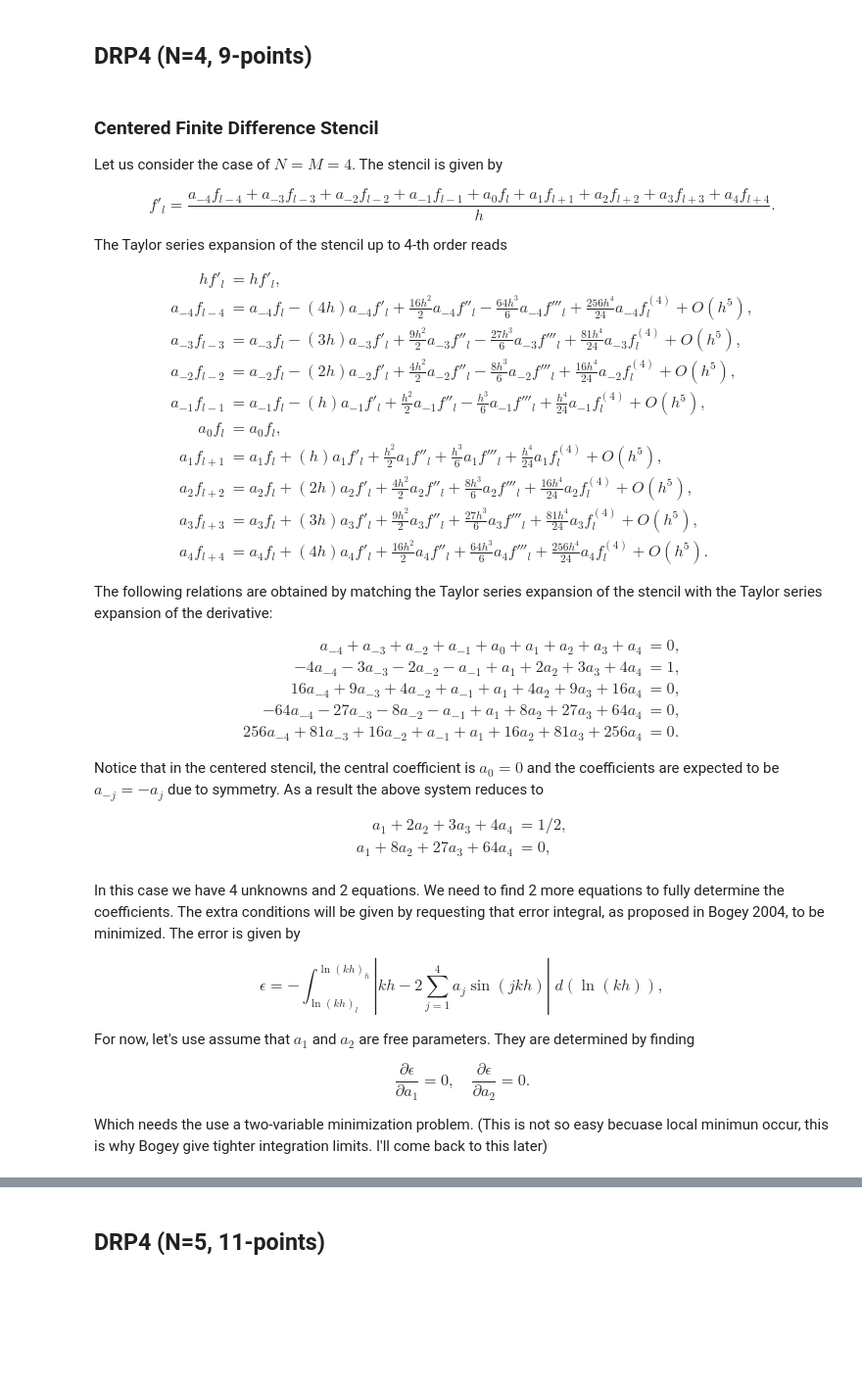
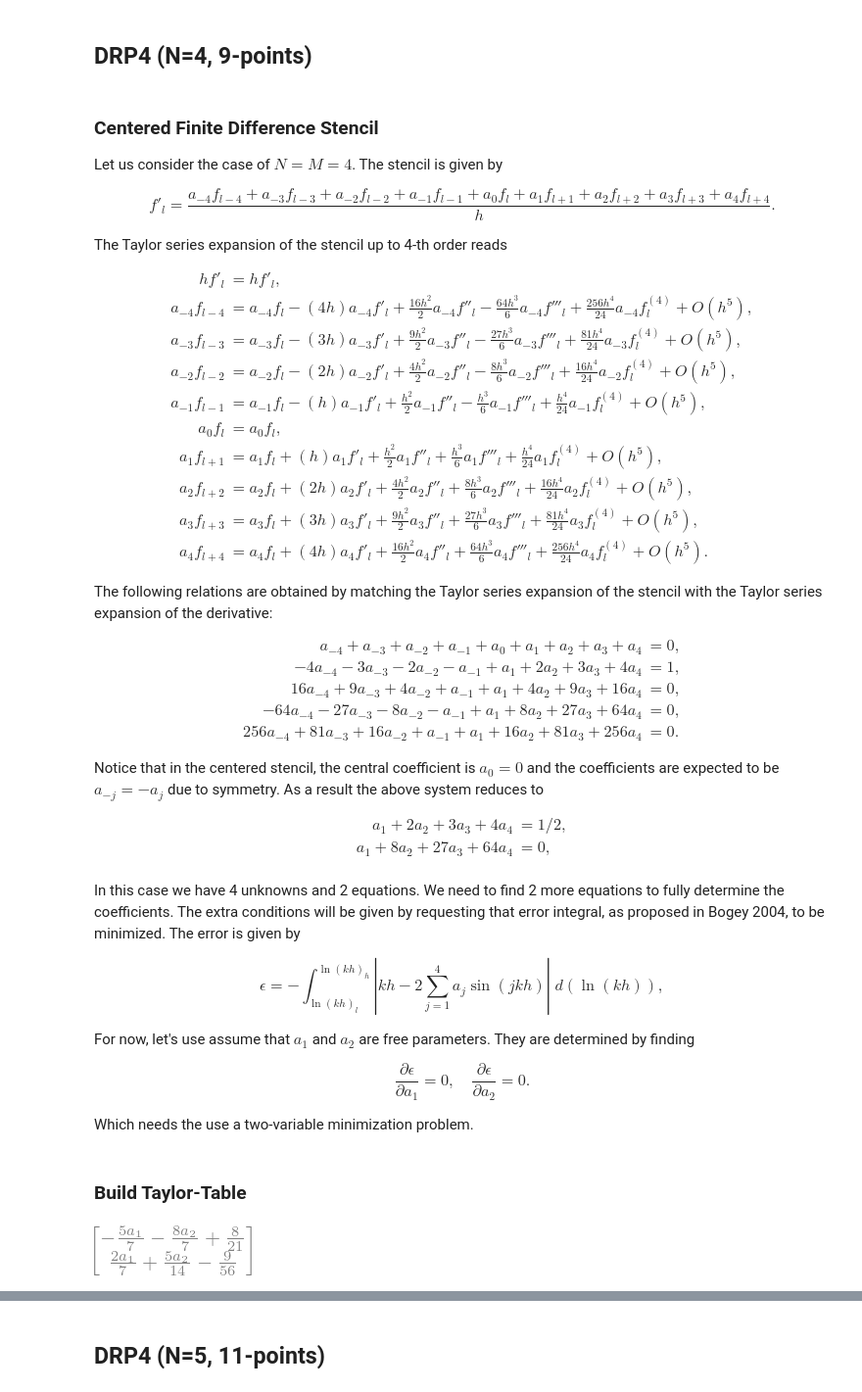
Before and after one commit to wme7/DRP_schemes, a Jupyter notebook: DRP_FD_schemes.ipynb, the cells around one changed output, grey strips where cells are left out. Shown at 98% size. Drawn from its saved outputs; the diff is of its cells as text; code cells hidden in the pictures; blank space fills up the shorter version.

```diff
--- a/DRP_FD_schemes.ipynb
+++ b/DRP_FD_schemes.ipynb
@@ -295,4 +299,20 @@ $$
 \frac{\partial \epsilon}{\partial a_1} = 0, \quad \frac{\partial \epsilon}{\partial a_2} = 0.
 $$
 
-Which needs the use a two-variable minimization problem. (This is not so easy becuase local minimun occur, this is why Bogey give tighter integration limits. I'll come back to this later)
+Which needs the use a two-variable minimization problem.
+# %% [markdown]
+### Build Taylor-Table
+# %%
+# Stencil coefficients
+var('a_1 a_2', real=true)
+
+# Solve the linear system
+matrix = Matrix([
+    [3, 4],
+    [27, 64]])
+rhs = Matrix([Rational(1,2)-a_1-2*a_2,-a_1-8*a_2])
+
+coefs = matrix.inv() * rhs
+coefs
+# %% [output]
+[figure, added]
```
Also changed, not shown: parts of 13 cells of this notebook.
